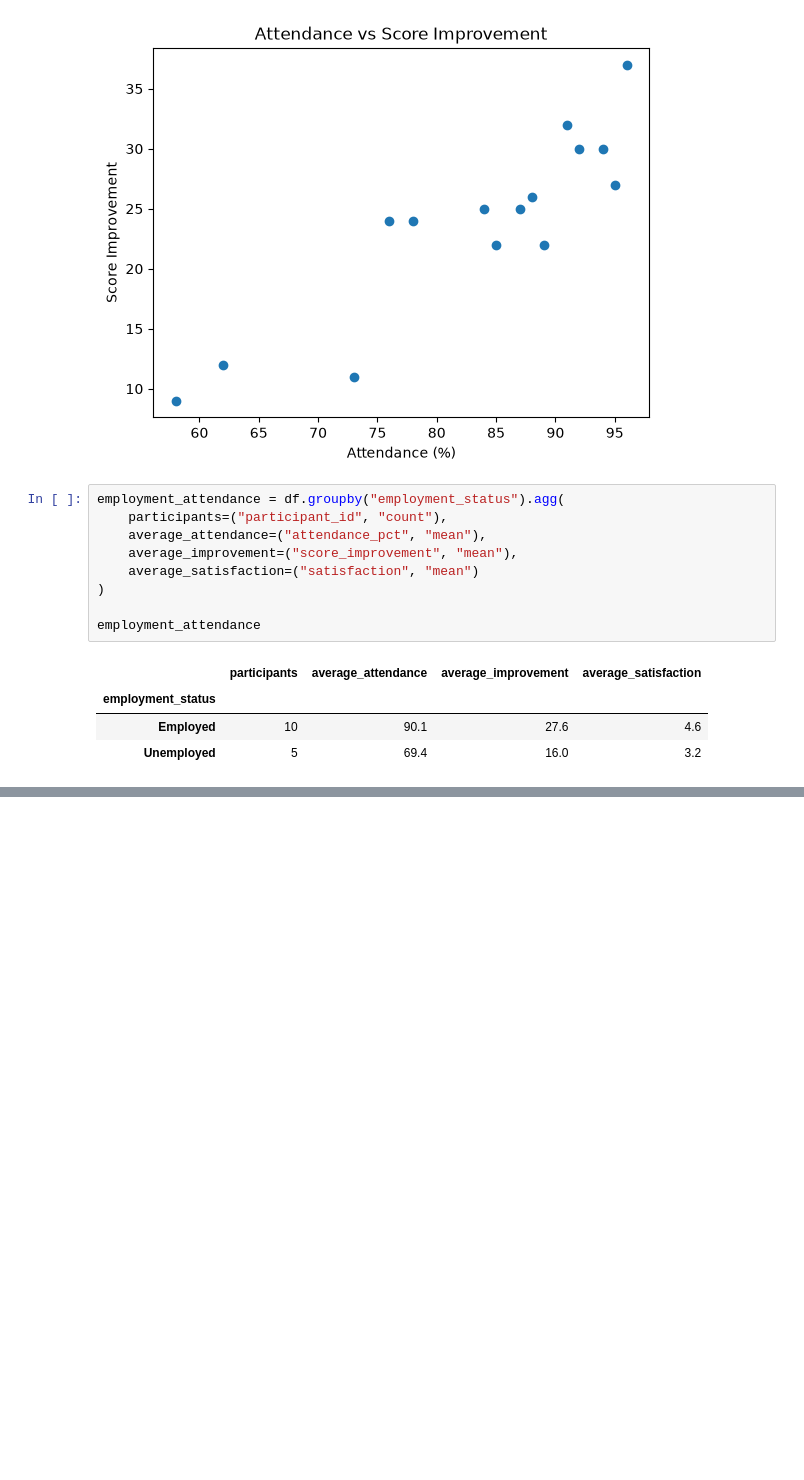
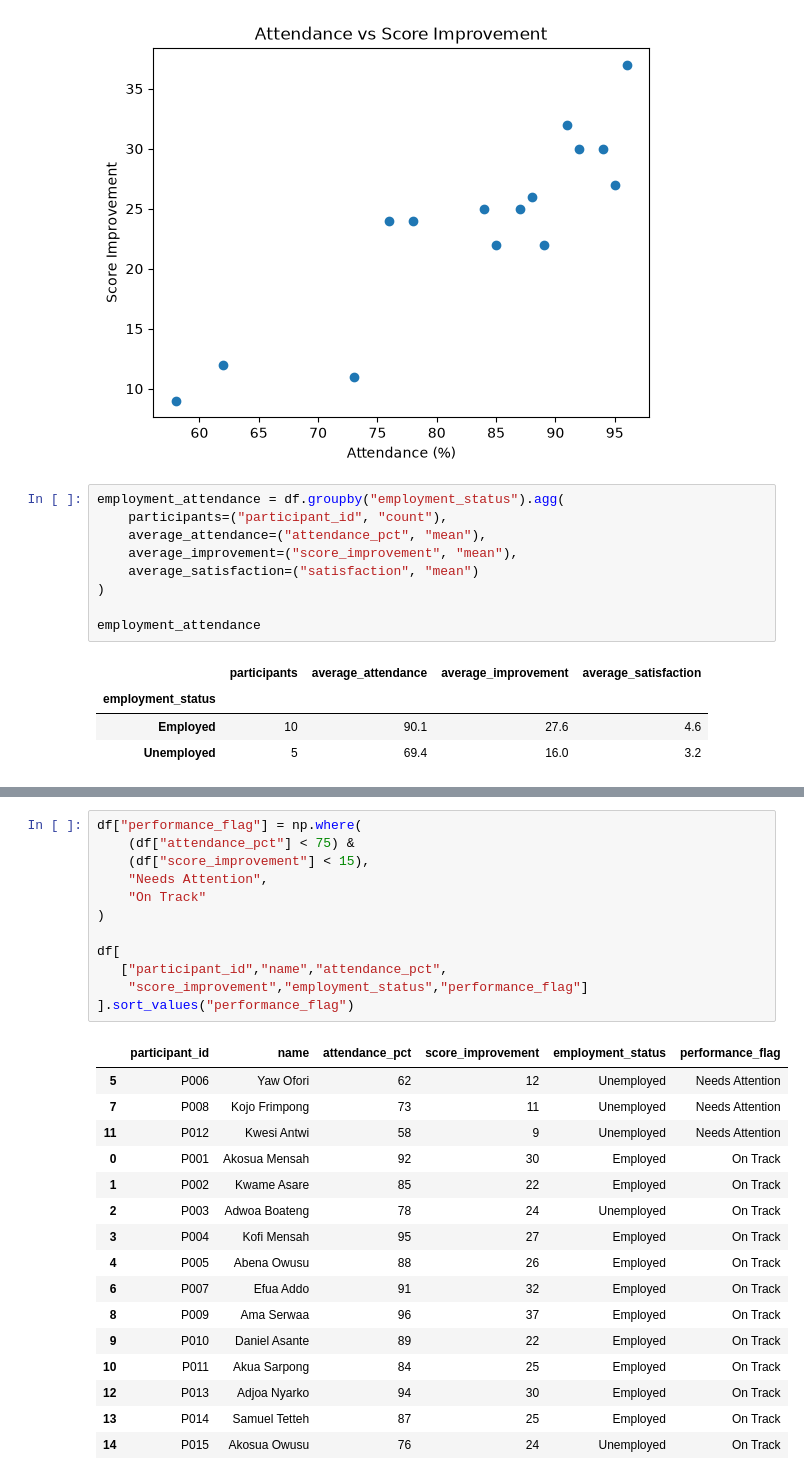
Before and after one commit to Lengman07/youth-skills-data-insights, a Jupyter notebook: notebooks/analysis.ipynb, the cells around one changed output, grey strips where cells are left out. Saved outputs shown, nothing was run; the diff lists cells and outputs as text; blank space fills up the shorter version.

```diff
--- a/notebooks/analysis.ipynb
+++ b/notebooks/analysis.ipynb
@@ -214,0 +282,29 @@ employment_attendance
+# %%
+df["performance_flag"] = np.where(
+    (df["attendance_pct"] < 75) &
+    (df["score_improvement"] < 15),
+    "Needs Attention",
+    "On Track"
+)
+
+df[
+   ["participant_id","name","attendance_pct",
+    "score_improvement","employment_status","performance_flag"]
+].sort_values("performance_flag")
+# %% [output]
+|  | participant_id | name | attendance_pct | score_improvement | employment_status | performance_flag |
+| 5 | P006 | Yaw Ofori | 62 | 12 | Unemployed | Needs Attention |
+| 7 | P008 | Kojo Frimpong | 73 | 11 | Unemployed | Needs Attention |
+| 11 | P012 | Kwesi Antwi | 58 | 9 | Unemployed | Needs Attention |
+| 0 | P001 | Akosua Mensah | 92 | 30 | Employed | On Track |
+| 1 | P002 | Kwame Asare | 85 | 22 | Employed | On Track |
+| 2 | P003 | Adwoa Boateng | 78 | 24 | Unemployed | On Track |
+| 3 | P004 | Kofi Mensah | 95 | 27 | Employed | On Track |
+| 4 | P005 | Abena Owusu | 88 | 26 | Employed | On Track |
+| 6 | P007 | Efua Addo | 91 | 32 | Employed | On Track |
+| 8 | P009 | Ama Serwaa | 96 | 37 | Employed | On Track |
+| 9 | P010 | Daniel Asante | 89 | 22 | Employed | On Track |
+| 10 | P011 | Akua Sarpong | 84 | 25 | Employed | On Track |
+| 12 | P013 | Adjoa Nyarko | 94 | 30 | Employed | On Track |
+| 13 | P014 | Samuel Tetteh | 87 | 25 | Employed | On Track |
+| 14 | P015 | Akosua Owusu | 76 | 24 | Unemployed | On Track |
```
Also changed, not shown: parts of 6 cells of this notebook.
